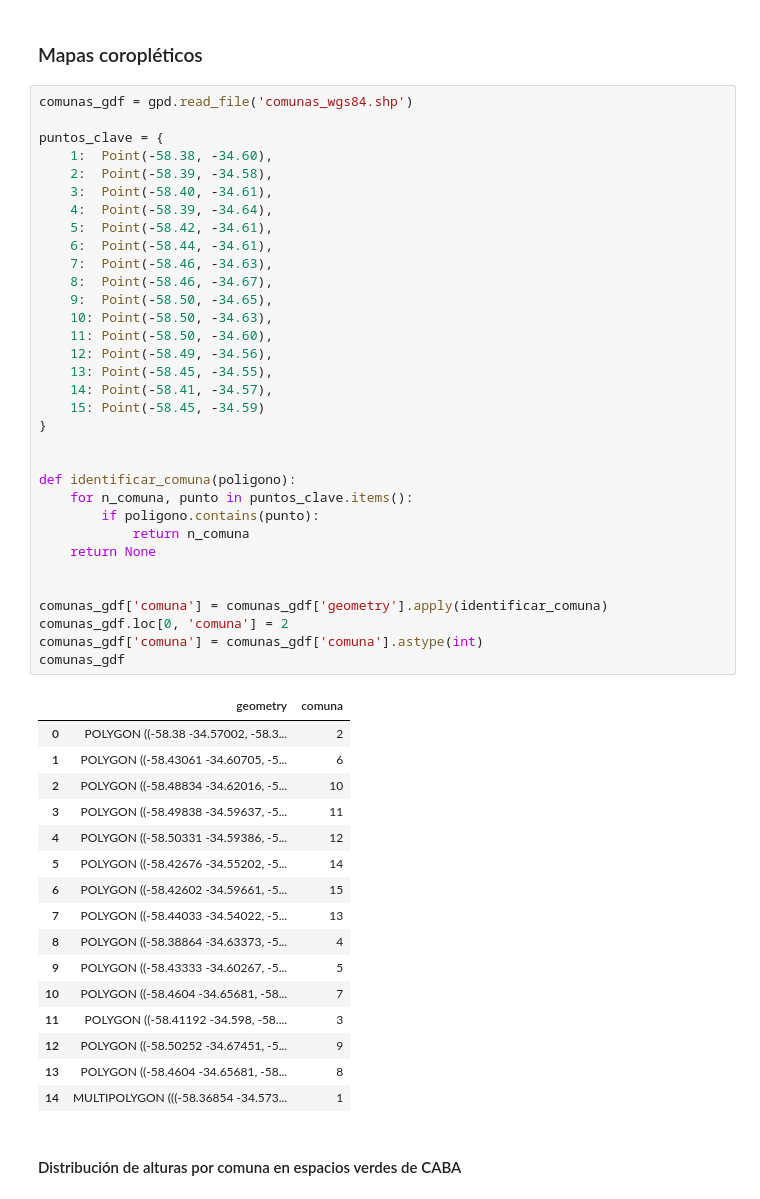
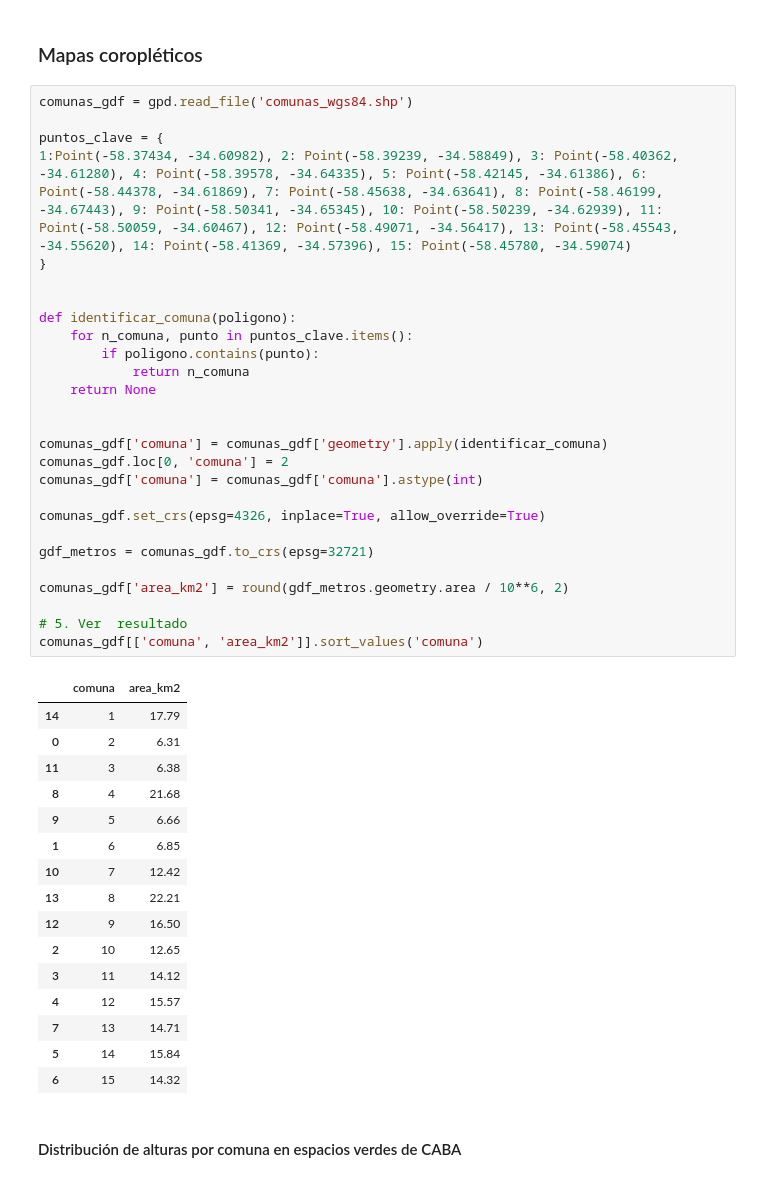
Before and after one commit to juancruzdauberte/arbolado_caba_espacios_verdes, a Jupyter notebook: arbolado.ipynb, the cells around one changed output. Saved outputs shown, nothing was run; the diff lists cells and outputs as text.

```diff
--- a/arbolado.ipynb
+++ b/arbolado.ipynb
@@ -203,53 +204,47 @@ plt.show()
 # %%
 comunas_gdf = gpd.read_file('comunas_wgs84.shp')
 
 puntos_clave = {
-    1:  Point(-58.38, -34.60),
-    2:  Point(-58.39, -34.58),
-    3:  Point(-58.40, -34.61),
-    4:  Point(-58.39, -34.64),
-    5:  Point(-58.42, -34.61),
-    6:  Point(-58.44, -34.61),
-    7:  Point(-58.46, -34.63),
-    8:  Point(-58.46, -34.67),
-    9:  Point(-58.50, -34.65),
-    10: Point(-58.50, -34.63),
-    11: Point(-58.50, -34.60),
-    12: Point(-58.49, -34.56),
-    13: Point(-58.45, -34.55),
-    14: Point(-58.41, -34.57),
-    15: Point(-58.45, -34.59)
+1:Point(-58.37434, -34.60982), 2: Point(-58.39239, -34.58849), 3: Point(-58.40362, -34.61280), 4: Point(-58.39578, -34.64335), 5: Point(-58.42145, -34.61386), 6: Point(-58.44378, -34.61869), 7: Point(-58.45638, -34.63641), 8: Point(-58.46199, -34.67443), 9: Point(-58.50341, -34.65345), 10: Point(-58.50239, -34.62939), 11: Point(-58.50059, -34.60467), 12: Point(-58.49071, -34.56417), 13: Point(-58.45543, -34.55620), 14: Point(-58.41369, -34.57396), 15: Point(-58.45780, -34.59074)
 }
 
 
 def identificar_comuna(poligono):
     for n_comuna, punto in puntos_clave.items():
         if poligono.contains(punto):
             return n_comuna
     return None
 
 
 comunas_gdf['comuna'] = comunas_gdf['geometry'].apply(identificar_comuna)
 comunas_gdf.loc[0, 'comuna'] = 2
 comunas_gdf['comuna'] = comunas_gdf['comuna'].astype(int)
-comunas_gdf
+
+comunas_gdf.set_crs(epsg=4326, inplace=True, allow_override=True)
+
+gdf_metros = comunas_gdf.to_crs(epsg=32721)
+
+comunas_gdf['area_km2'] = round(gdf_metros.geometry.area / 10**6, 2)
+
+# 5. Ver  resultado
+comunas_gdf[['comuna', 'area_km2']].sort_values('comuna')
 # %% [output]
-|  | geometry | comuna |
-| 0 | POLYGON ((-58.38 -34.57002, -58.3... | 2 |
-| 1 | POLYGON ((-58.43061 -34.60705, -5... | 6 |
-| 2 | POLYGON ((-58.48834 -34.62016, -5... | 10 |
-| 3 | POLYGON ((-58.49838 -34.59637, -5... | 11 |
-| 4 | POLYGON ((-58.50331 -34.59386, -5... | 12 |
-| 5 | POLYGON ((-58.42676 -34.55202, -5... | 14 |
-| 6 | POLYGON ((-58.42602 -34.59661, -5... | 15 |
-| 7 | POLYGON ((-58.44033 -34.54022, -5... | 13 |
-| 8 | POLYGON ((-58.38864 -34.63373, -5... | 4 |
-| 9 | POLYGON ((-58.43333 -34.60267, -5... | 5 |
-| 10 | POLYGON ((-58.4604 -34.65681, -58... | 7 |
-| 11 | POLYGON ((-58.41192 -34.598, -58.... | 3 |
-| 12 | POLYGON ((-58.50252 -34.67451, -5... | 9 |
-| 13 | POLYGON ((-58.4604 -34.65681, -58... | 8 |
-| 14 | MULTIPOLYGON (((-58.36854 -34.573... | 1 |
+|  | comuna | area_km2 |
+| 14 | 1 | 17.79 |
+| 0 | 2 | 6.31 |
+| 11 | 3 | 6.38 |
+| 8 | 4 | 21.68 |
+| 9 | 5 | 6.66 |
+| 1 | 6 | 6.85 |
+| 10 | 7 | 12.42 |
+| 13 | 8 | 22.21 |
+| 12 | 9 | 16.50 |
+| 2 | 10 | 12.65 |
+| 3 | 11 | 14.12 |
+| 4 | 12 | 15.57 |
+| 7 | 13 | 14.71 |
+| 5 | 14 | 15.84 |
+| 6 | 15 | 14.32 |
 # %% [markdown]
 #### Distribución de alturas por comuna en espacios verdes de CABA
 # %%
```
Also changed, not shown: parts of 5 cells of this notebook, 1 other file.
